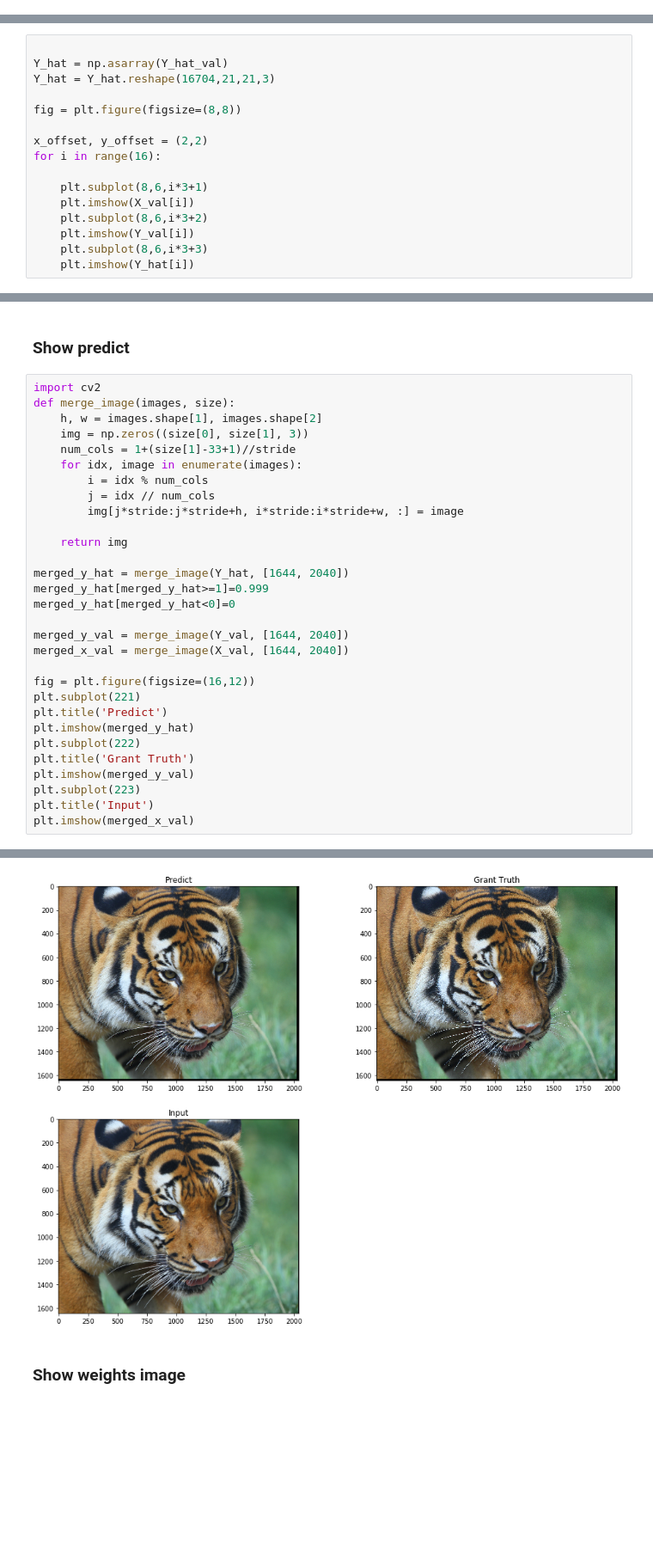
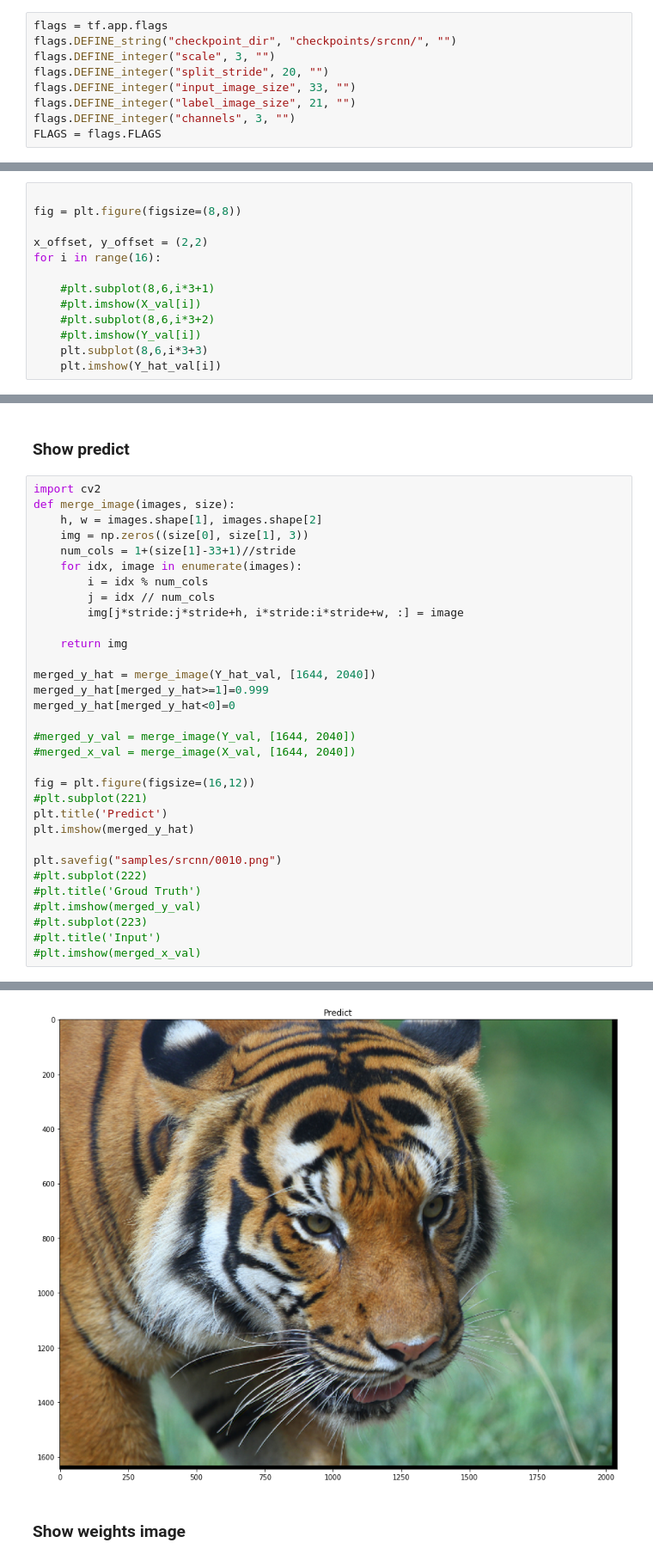
Before and after one commit to cing3000/SR, a Jupyter notebook: srcnn.ipynb, the cells around one changed output, grey strips where cells are left out. Shown at 86% size. Saved outputs shown, nothing was run; the diff lists cells and outputs as text; blank space fills up the shorter version.

```diff
--- a/srcnn.ipynb
+++ b/srcnn.ipynb
@@ -119,0 +26,9 @@ X_val, Y_val = load_data(checkpoint_dir, is_train=False)
+# %%
+flags = tf.app.flags
+flags.DEFINE_string("checkpoint_dir", "checkpoints/srcnn/", "")
+flags.DEFINE_integer("scale", 3, "")
+flags.DEFINE_integer("split_stride", 20, "")
+flags.DEFINE_integer("input_image_size", 33, "")
+flags.DEFINE_integer("label_image_size", 21, "")
+flags.DEFINE_integer("channels", 3, "")
+FLAGS = flags.FLAGS
@@ -149,19 +238,16 @@ Epoch: 100, step: 18000, loss: 31.46683332
 # %% [markdown]
 ### Result detail compare
 # %%
-
-Y_hat = np.asarray(Y_hat_val)
-Y_hat = Y_hat.reshape(16704,21,21,3)
 
 fig = plt.figure(figsize=(8,8))
 
 x_offset, y_offset = (2,2)
 for i in range(16):
 
-    plt.subplot(8,6,i*3+1)
-    plt.imshow(X_val[i])
-    plt.subplot(8,6,i*3+2)
-    plt.imshow(Y_val[i])
+    #plt.subplot(8,6,i*3+1)
+    #plt.imshow(X_val[i])
+    #plt.subplot(8,6,i*3+2)
+    #plt.imshow(Y_val[i])
     plt.subplot(8,6,i*3+3)
-    plt.imshow(Y_hat[i])
+    plt.imshow(Y_hat_val[i])
 # %% [output]
@@ -171,36 +257,38 @@ for i in range(16):
 # %%
 import cv2
 def merge_image(images, size):
     h, w = images.shape[1], images.shape[2]
     img = np.zeros((size[0], size[1], 3))
     num_cols = 1+(size[1]-33+1)//stride
     for idx, image in enumerate(images):
         i = idx % num_cols
         j = idx // num_cols
         img[j*stride:j*stride+h, i*stride:i*stride+w, :] = image
 
     return img
 
-merged_y_hat = merge_image(Y_hat, [1644, 2040])
+merged_y_hat = merge_image(Y_hat_val, [1644, 2040])
 merged_y_hat[merged_y_hat>=1]=0.999
 merged_y_hat[merged_y_hat<0]=0
 
-merged_y_val = merge_image(Y_val, [1644, 2040])
-merged_x_val = merge_image(X_val, [1644, 2040])
+#merged_y_val = merge_image(Y_val, [1644, 2040])
+#merged_x_val = merge_image(X_val, [1644, 2040])
 
 fig = plt.figure(figsize=(16,12))
-plt.subplot(221)
+#plt.subplot(221)
 plt.title('Predict')
 plt.imshow(merged_y_hat)
-plt.subplot(222)
-plt.title('Grant Truth')
-plt.imshow(merged_y_val)
-plt.subplot(223)
-plt.title('Input')
-plt.imshow(merged_x_val)
+
+plt.savefig("samples/srcnn/0010.png")
+#plt.subplot(222)
+#plt.title('Groud Truth')
+#plt.imshow(merged_y_val)
+#plt.subplot(223)
+#plt.title('Input')
+#plt.imshow(merged_x_val)
 # %% [output]
 <matplotlib.image.AxesImage at 0x...>
-[figure, old version]
+[figure, new version]
 # %% [markdown]
 ### Show weights image
 # %%
```
Also changed, not shown: parts of 13 cells of this notebook, 1 other file.
